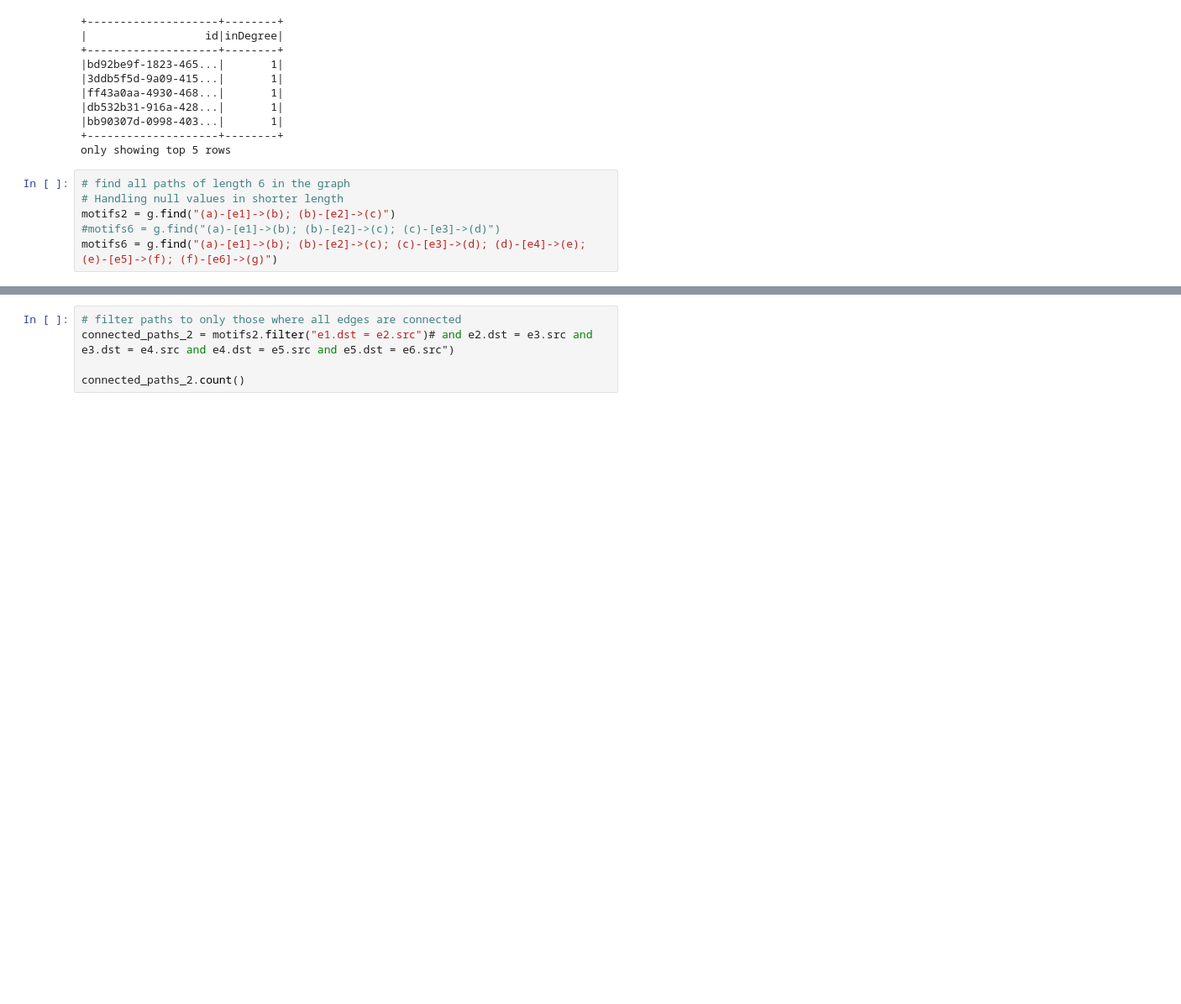
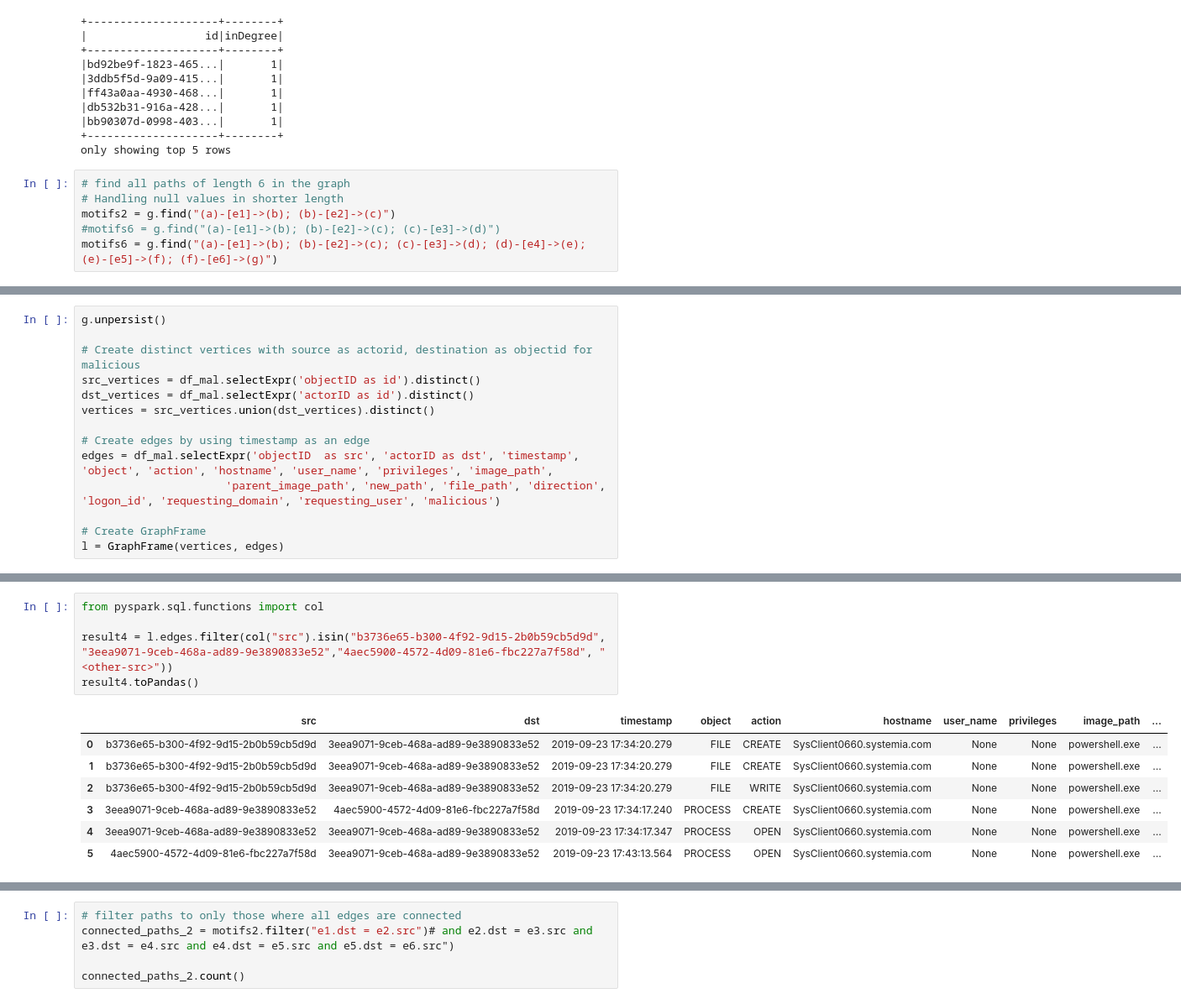
Before and after one commit to MBrend15/Public_Project_Repo, a Jupyter notebook: bam_create_graphframe_Edited.ipynb, the cells around one changed output, grey strips where cells are left out. Shown at 84% size. Drawn from its saved outputs; the diff is of its cells as text; blank space fills up the shorter version.

```diff
--- a/bam_create_graphframe_Edited.ipynb
+++ b/bam_create_graphframe_Edited.ipynb
@@ -231,0 +275,14 @@ motifs6 = g.find("(a)-[e1]->(b); (b)-[e2]->(c); (c)-[e3]->(d); (d)-[e4]->(e); (e
+# %%
+g.unpersist()
+
+# Create distinct vertices with source as actorid, destination as objectid for malicious
+src_vertices = df_mal.selectExpr('objectID as id').distinct()
+dst_vertices = df_mal.selectExpr('actorID as id').distinct()
+vertices = src_vertices.union(dst_vertices).distinct()
+
+# Create edges by using timestamp as an edge
+edges = df_mal.selectExpr('objectID  as src', 'actorID as dst', 'timestamp', 'object', 'action', 'hostname', 'user_name', 'privileges', 'image_path',
+                      'parent_image_path', 'new_path', 'file_path', 'direction', 'logon_id', 'requesting_domain', 'requesting_user', 'malicious')
+
+# Create GraphFrame
+l = GraphFrame(vertices, edges)
@@ -231,0 +358,13 @@ motifs6 = g.find("(a)-[e1]->(b); (b)-[e2]->(c); (c)-[e3]->(d); (d)-[e4]->(e); (e
+# %%
+from pyspark.sql.functions import col
+
+result4 = l.edges.filter(col("src").isin("b3736e65-b300-4f92-9d15-2b0b59cb5d9d", "3eea9071-9ceb-468a-ad89-9e3890833e52","4aec5900-4572-4d09-81e6-fbc227a7f58d", "<other-src>"))
+result4.toPandas()
+# %% [output]
+|  | src | dst | timestamp | object | action | hostname | user_name | privileges | image_path | ... |
+| 0 | b3736e65-b300-4f92-9d15-2b0b59cb5d9d | 3eea9071-9ceb-468a-ad89-9e3890833e52 | 2019-09-23 17:34:20.279 | FILE | CREATE | SysClient0660.systemia.com | None | None | powershell.exe | ... |
+| 1 | b3736e65-b300-4f92-9d15-2b0b59cb5d9d | 3eea9071-9ceb-468a-ad89-9e3890833e52 | 2019-09-23 17:34:20.279 | FILE | CREATE | SysClient0660.systemia.com | None | None | powershell.exe | ... |
+| 2 | b3736e65-b300-4f92-9d15-2b0b59cb5d9d | 3eea9071-9ceb-468a-ad89-9e3890833e52 | 2019-09-23 17:34:20.279 | FILE | WRITE | SysClient0660.systemia.com | None | None | powershell.exe | ... |
+| 3 | 3eea9071-9ceb-468a-ad89-9e3890833e52 | 4aec5900-4572-4d09-81e6-fbc227a7f58d | 2019-09-23 17:34:17.240 | PROCESS | CREATE | SysClient0660.systemia.com | None | None | powershell.exe | ... |
+| 4 | 3eea9071-9ceb-468a-ad89-9e3890833e52 | 3eea9071-9ceb-468a-ad89-9e3890833e52 | 2019-09-23 17:34:17.347 | PROCESS | OPEN | SysClient0660.systemia.com | None | None | powershell.exe | ... |
+| 5 | 4aec5900-4572-4d09-81e6-fbc227a7f58d | 3eea9071-9ceb-468a-ad89-9e3890833e52 | 2019-09-23 17:43:13.564 | PROCESS | OPEN | SysClient0660.systemia.com | None | None | powershell.exe | ... |
```
Also changed, not shown: parts of 34 cells of this notebook, 11 other files.
